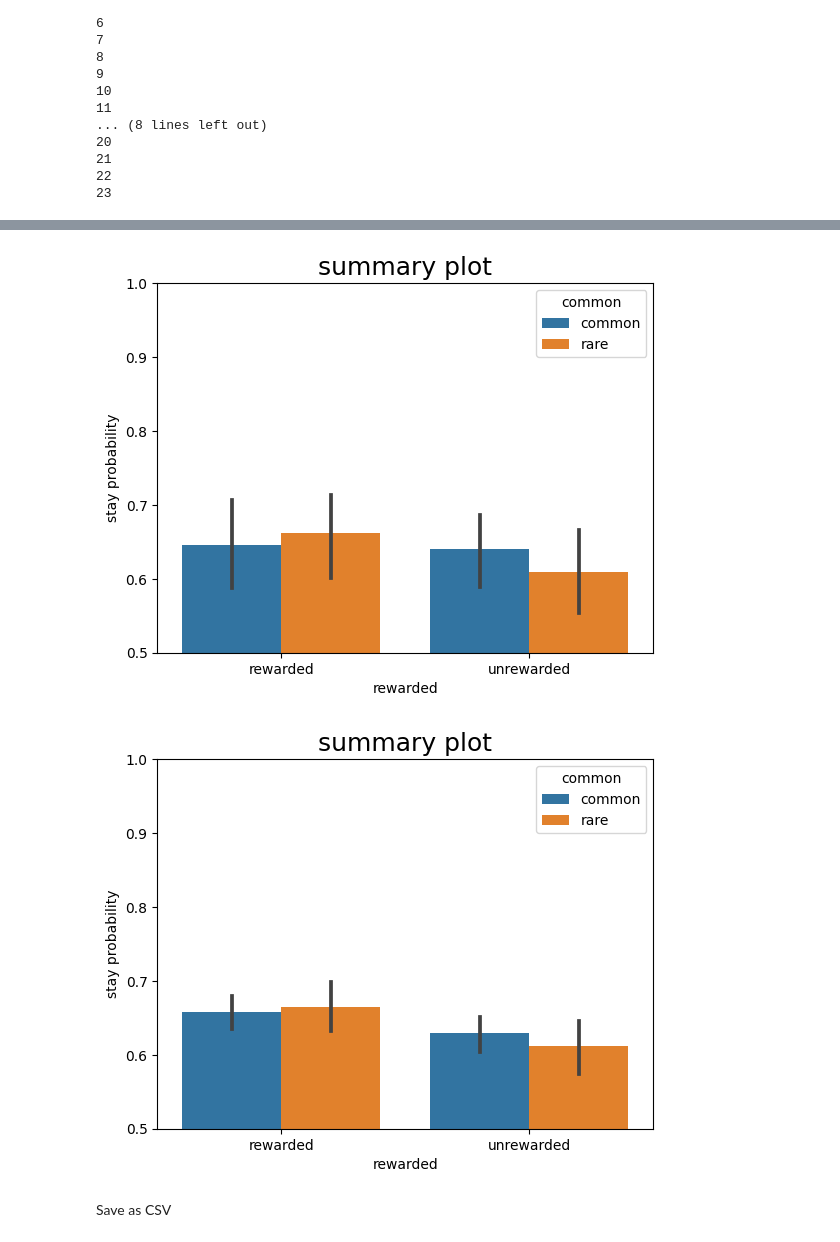
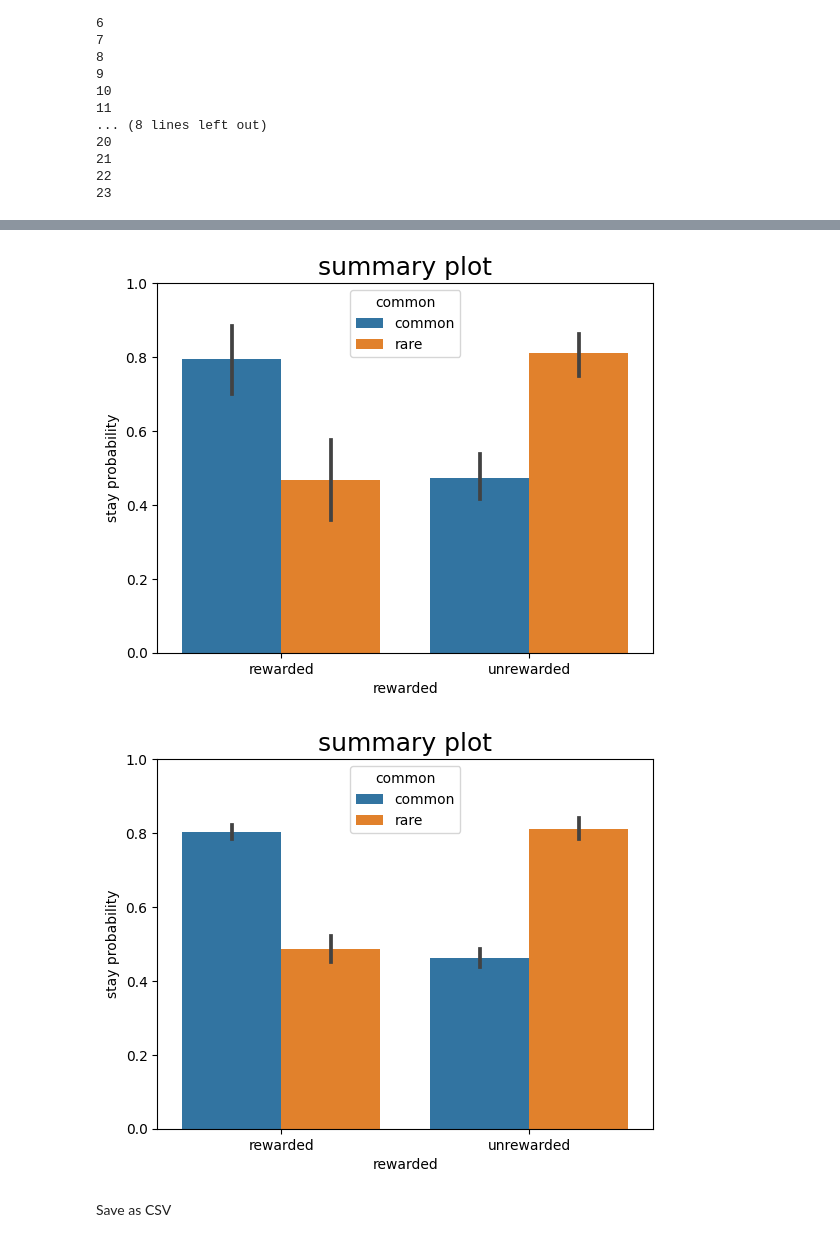
Before and after one commit to SSchwoebel/BayesianTwoStageTaskAnalysis, a Jupyter notebook: FeherDaSilva_magic_carpet_data/1_preprocess_raw_data.ipynb, the cells around one changed output, grey strips where cells are left out. Drawn from its saved outputs; the diff is of its cells as text; code cells hidden in the pictures.

```diff
--- a/FeherDaSilva_magic_carpet_data/1_preprocess_raw_data.ipynb
+++ b/FeherDaSilva_magic_carpet_data/1_preprocess_raw_data.ipynb
@@ -246,7 +246,14 @@ def format_data(subj, subj_df, subj_trials, subj_config):
     rewarded[:subj_trials] = subj_df["reward"].astype(bool)
 
     repeated_actions = np.zeros(trials).astype(bool)
-    repeated_actions[1:subj_trials] = first_stage_actions[:subj_trials-1] == first_stage_actions[1:subj_trials]
+    repeated_actions[:subj_trials-1] = first_stage_actions[:subj_trials-1] == first_stage_actions[1:subj_trials]
+
+    small_data_dict = {"subject": subj_arr, "trials": trial_arr, "valid": valid_arr,
+                       "first_action": first_stage_actions, "second_action": second_stage_actions,
+                       "rewards": second_stage_rewards, "common": common_transition,
+                       "rewarded": rewarded, "repeated": repeated_actions}
+
+    small_data_df = pd.DataFrame(small_data_dict)
 
     # now re-format for big df
 
@@ -291,7 +298,7 @@ def format_data(subj, subj_df, subj_trials, subj_config):
 
     # outcome_dict = {"subject": [], "observations": [], "actions": [], "valid": []}
 
-    return data_df, plotting_data_df
+    return data_df, plotting_data_df, small_data_df
 # %%
 data_dict = {"actions": np.array([]).astype(int), "rewards": np.array([]).astype(int),
                     "states": np.array([]).astype(int), "subject": np.array([]).astype(int),
@@ -301,6 +308,12 @@ data_dict = {"actions": np.array([]).astype(int), "rewards": np.array([]).astype
                     }
 
 all_data_df = pd.DataFrame(data_dict)
+
+small_data_dict = {"subject": [], "trials": [], "valid": [],
+                       "first_action": [], "second_action": [],
+                       "rewards": [], "common": [],
+                       "rewarded": [], "repeated": []}
+all_small_df = pd.DataFrame(small_data_dict)
 
 stayed_dict = {"subject": [], "rewarded": [], "common": [], "stayed": []}
 stayed_df = pd.DataFrame(stayed_dict)
@@ -312,7 +325,7 @@ for s in range(nsubs):
 
     # print(subject_dict[str(s)])
     # format_data(s, subject_dataframes[s], sub_trials[s], subject_configs[s])
-    sorted_subj_data, plotting_data_df = format_data(s, subject_dataframes[s], sub_trials[s], subject_configs[s])
+    sorted_subj_data, plotting_data_df, small_data_df = format_data(s, subject_dataframes[s], sub_trials[s], subject_configs[s])
 
     # groupby returns as shown below -> rewarded_common = 0, unrewarded_commen = 1,, rewarded_rare = 2 unrewarded_rare = 3,
     # print(plotting_data_df.groupby(["common", "rewarded"])["stayed"].mean())
@@ -325,6 +338,8 @@ for s in range(nsubs):
     all_plotting_data_df = pd.concat([all_plotting_data_df, plotting_data_df], join="inner")
 
     all_data_df = pd.concat([all_data_df, sorted_subj_data], join="inner")
+
+    all_small_df = pd.concat([all_small_df, small_data_df], join="inner")
 # %% [output]
 0
 1
@@ -364,27 +391,27 @@ stayed_df
 # %%
 plt.figure()
 g = sns.barplot(data=stayed_df, x="rewarded", y="stayed", hue="common", order=["rewarded", "unrewarded"])
 #g.set_xticklabels(names, rotation=45, horizontalalignment='right', fontsize=16)
-plt.ylim([0.5,1])
+plt.ylim([0,1])
 # plt.yticks(np.arange(0,1.1,0.2),fontsize=16)
 plt.title("summary plot", fontsize=18)
 plt.savefig(os.path.join(statistics_folder, "behavior_summary_plot_df.svg"),dpi=300)
 plt.ylabel("stay probability")
 plt.show()
 # %% [output]
-[figure, old version]
+[figure, new version]
 # %%
 plt.figure()
 g = sns.barplot(data=all_plotting_data_df[all_plotting_data_df["valid"]==True], x="rewarded", y="stayed", hue="common", order=["rewarded", "unrewarded"])
 #g.set_xticklabels(names, rotation=45, horizontalalignment='right', fontsize=16)
-plt.ylim([0.5,1])
+plt.ylim([0,1])
 # plt.yticks(np.arange(0,1.1,0.2),fontsize=16)
 plt.title("summary plot", fontsize=18)
 plt.savefig(os.path.join(statistics_folder, "behavior_summary_plot_df.svg"),dpi=300)
 plt.ylabel("stay probability")
 plt.show()
 # %% [output]
-[figure, old version]
+[figure, new version]
 # %% [markdown]
 Save as CSV
 # %%
```
Also changed, not shown: parts of 2 cells of this notebook, 4 other files.
